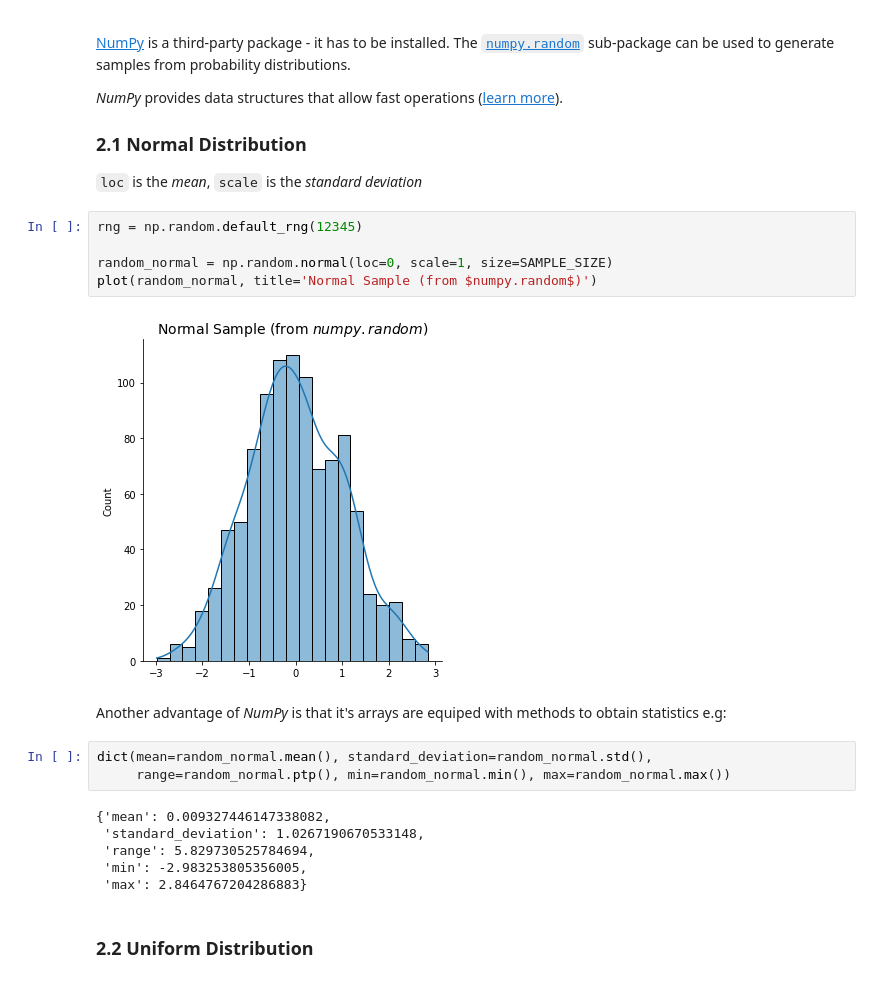
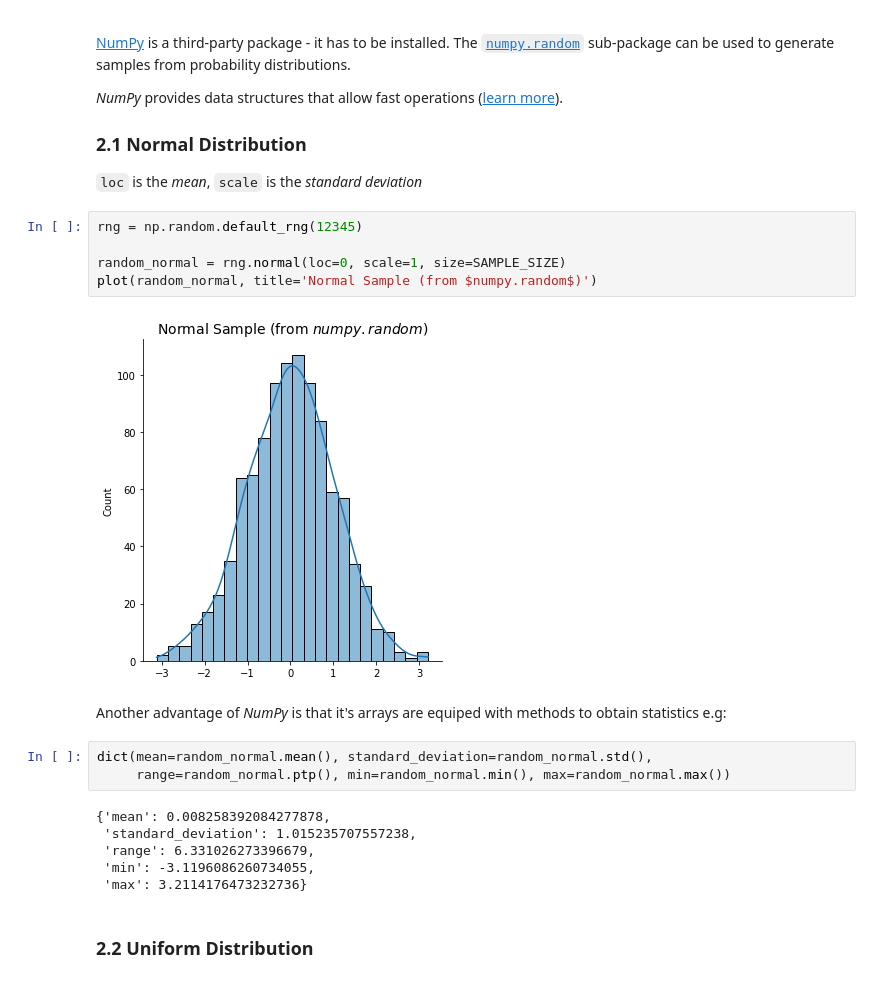
Before and after one commit to Tim-Abwao/blog-projects, a Jupyter notebook: sampling-from-probability-distributions/Probalility Distributions in Python.ipynb, the cells around one changed output. Drawn from its saved outputs; the diff is of its cells as text.

```diff
--- a/sampling-from-probability-distributions/Probalility Distributions in Python.ipynb
+++ b/sampling-from-probability-distributions/Probalility Distributions in Python.ipynb
@@ -81,21 +81,21 @@ Additional options include:
 # %%
 rng = np.random.default_rng(12345)
 
-random_normal = np.random.normal(loc=0, scale=1, size=SAMPLE_SIZE)
+random_normal = rng.normal(loc=0, scale=1, size=SAMPLE_SIZE)
 plot(random_normal, title='Normal Sample (from $numpy.random$)')
 # %% [output]
-[figure, old version]
+[figure, new version]
 # %% [markdown]
 Another advantage of *NumPy* is that it's arrays are equiped with methods to obtain statistics e.g:
 # %%
 dict(mean=random_normal.mean(), standard_deviation=random_normal.std(),
      range=random_normal.ptp(), min=random_normal.min(), max=random_normal.max())
 # %% [output]
-{'mean': 0.009327446147338082,
- 'standard_deviation': 1.0267190670533148,
- 'range': 5.829730525784694,
- 'min': -2.983253805356005,
- 'max': 2.8464767204286883}
+{'mean': 0.008258392084277878,
+ 'standard_deviation': 1.015235707557238,
+ 'range': 6.331026273396679,
+ 'min': -3.1196086260734055,
+ 'max': 3.2114176473232736}
 # %% [markdown]
 ### 2.2 Uniform Distribution
 # %%
```
Also changed, not shown: parts of 10 cells of this notebook.
